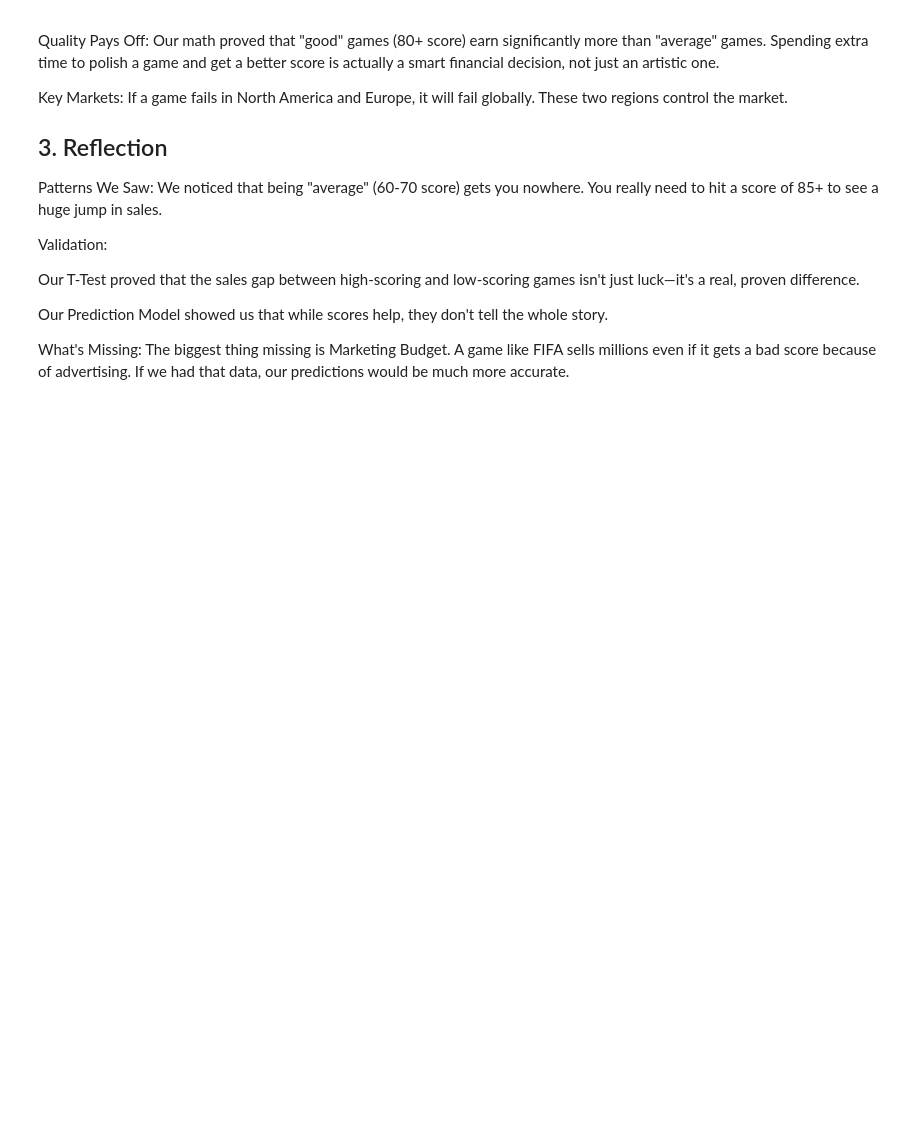
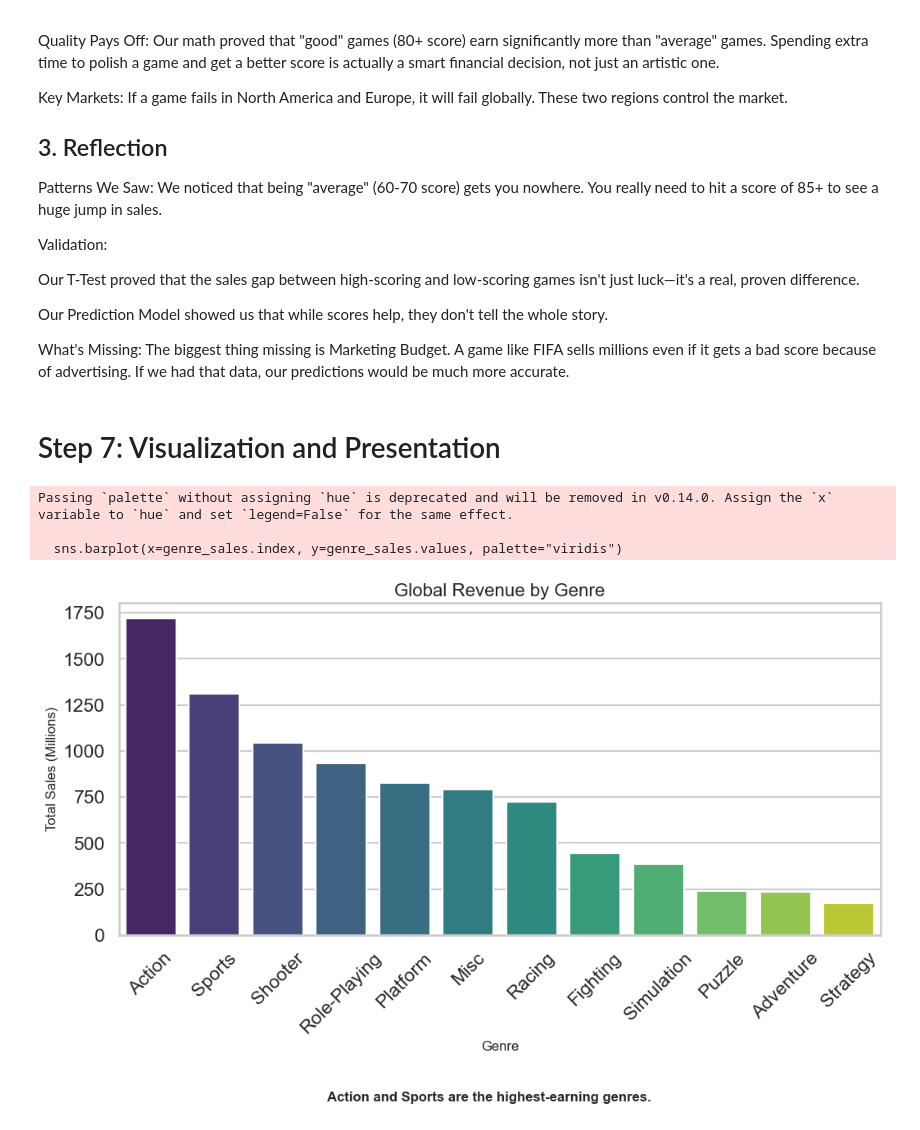
Before and after one commit to AnakinSkywalker0/DataAnalysisOnVideoGames, a Jupyter notebook: DataAnalysis.ipynb, the cells around one changed output. Saved outputs shown, nothing was run; the diff lists cells and outputs as text; code cells hidden in the pictures; blank space fills up the shorter version.

```diff
--- a/DataAnalysis.ipynb
+++ b/DataAnalysis.ipynb
@@ -450,3 +450,26 @@ Our T-Test proved that the sales gap between high-scoring and low-scoring games
 Our Prediction Model showed us that while scores help, they don't tell the whole story.
 
 What's Missing: The biggest thing missing is Marketing Budget. A game like FIFA sells millions even if it gets a bad score because of advertising. If we had that data, our predictions would be much more accurate.
+# %% [markdown]
+# Step 7: Visualization and Presentation
+# %%
+
+plt.figure(figsize=(12, 7)) # Made height slightly bigger for text
+genre_sales = df.groupby('Genre')['Global_Sales'].sum().sort_values(ascending=False)
+sns.barplot(x=genre_sales.index, y=genre_sales.values, palette="viridis")
+
+plt.title("Global Revenue by Genre", fontsize=16)
+plt.xlabel("Genre", fontsize=12)
+plt.ylabel("Total Sales (Millions)", fontsize=12)
+plt.xticks(rotation=45)
+
+# Add Caption inside the image (Now Bold)
+plt.figtext(0.5, 0.01, " Action and Sports are the highest-earning genres.",
+            wrap=True, horizontalalignment='center', fontsize=12, fontweight='bold')
+plt.subplots_adjust(bottom=0.3) # Make space at the bottom
+plt.show()
+# %% [output]
+Passing `palette` without assigning `hue` is deprecated and will be removed in v0.14.0. Assign the `x` variable to `hue` and set `legend=False` for the same effect.
+
+  sns.barplot(x=genre_sales.index, y=genre_sales.values, palette="viridis")
+[figure, added]
```
Also changed, not shown: parts of 4 cells of this notebook.
